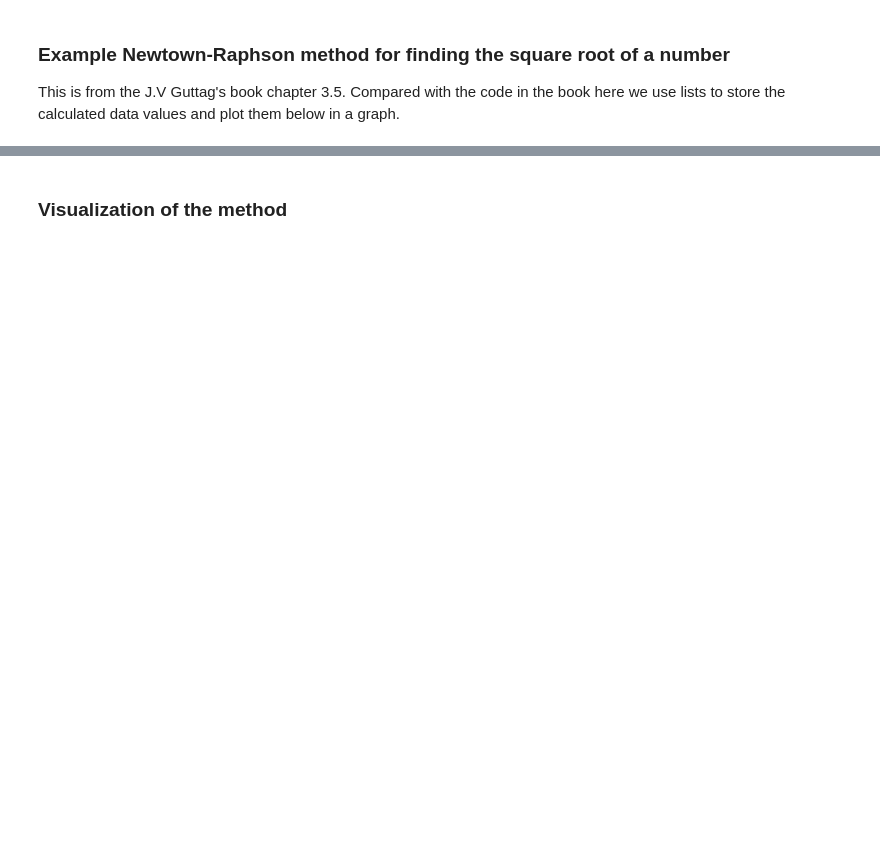
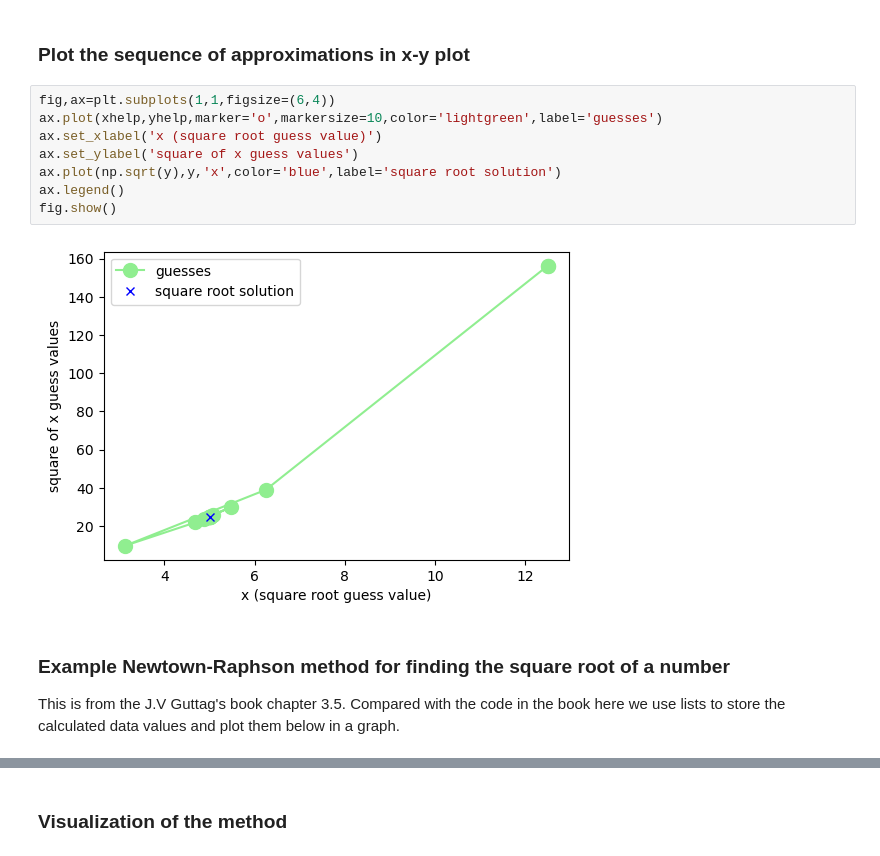
Before and after one commit to oet808/ATMENV315, a Jupyter notebook: unit4/1_branching_code_examples.ipynb, the cells around one changed output, grey strips where cells are left out. Drawn from its saved outputs; the diff is of its cells as text; blank space fills up the shorter version.

```diff
--- a/unit4/1_branching_code_examples.ipynb
+++ b/unit4/1_branching_code_examples.ipynb
@@ -46,7 +195,18 @@ Approximated x=0.1 within allowed tolerance range of 0.01
+# %% [markdown]
+### Plot the sequence of approximations in x-y plot
+# %%
+fig,ax=plt.subplots(1,1,figsize=(6,4))
+ax.plot(xhelp,yhelp,marker='o',markersize=10,color='lightgreen',label='guesses')
+ax.set_xlabel('x (square root guess value)')
+ax.set_ylabel('square of x guess values')
+ax.plot(np.sqrt(y),y,'x',color='blue',label='square root solution')
+ax.legend()
+fig.show()
+# %% [output]
+[figure, added]
 # %% [markdown]
 ### Example Newtown-Raphson method for finding the square root of a number
 
 This is from the J.V Guttag's book chapter 3.5.
-Compared with the code in the book here we use lists to store the calculated data values
-and plot them below in a graph.
+Compared with the code in the book here we use lists to store the calculated data values and plot them below in a graph.
 # %%
```
Also changed, not shown: parts of 15 cells of this notebook.
